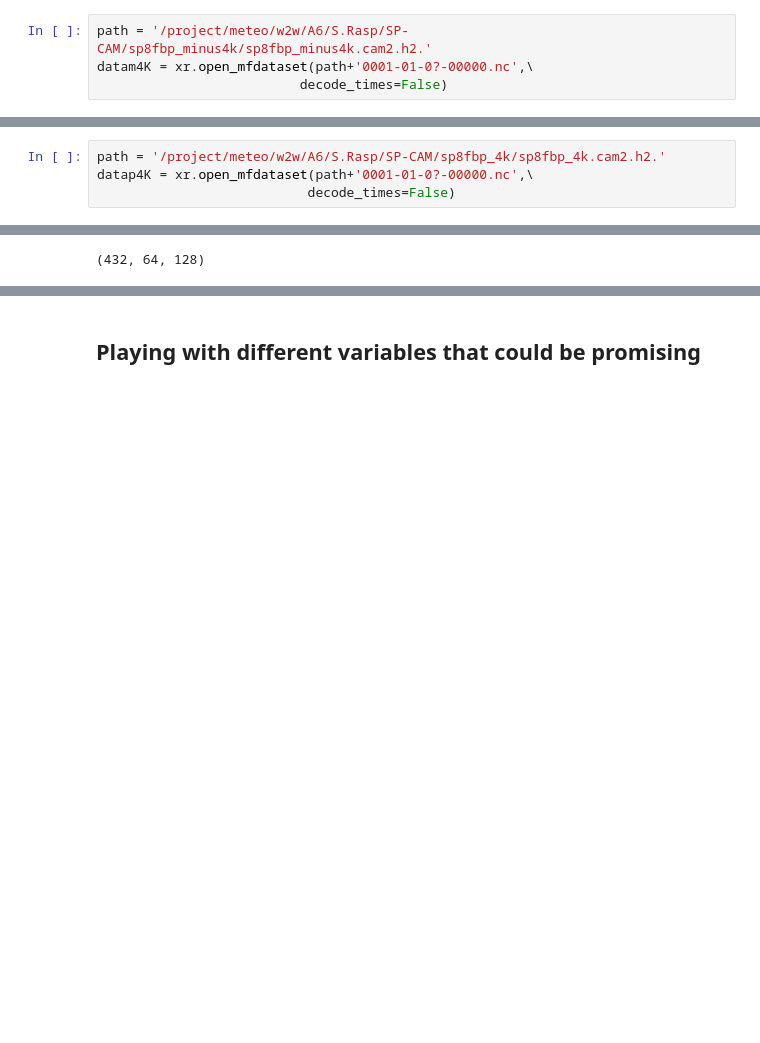
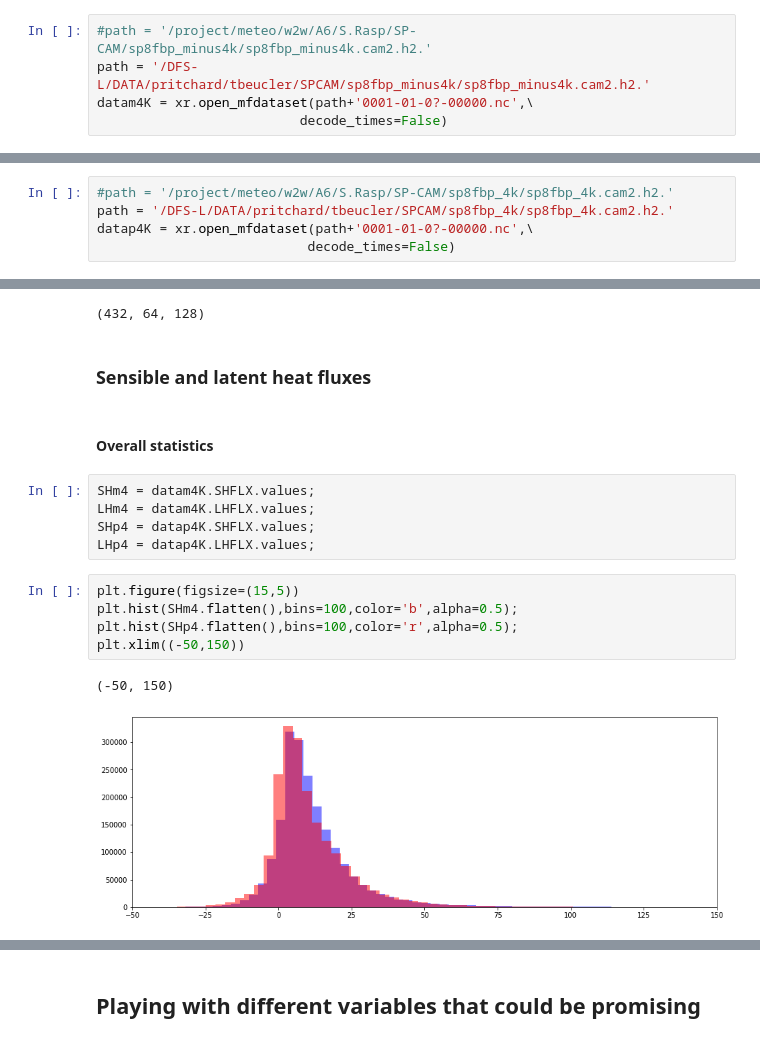
Before and after one commit to wallingTACC/CBRAIN-CAM, a Jupyter notebook: notebooks/tbeucler_devlog/038_Output_normalization_Buoyancy_separation.ipynb, the cells around one changed output, grey strips where cells are left out. Cells and saved outputs as stored; diff of their text form; blank space fills up the shorter version.

```diff
--- a/notebooks/tbeucler_devlog/038_Output_normalization_Buoyancy_separation.ipynb
+++ b/notebooks/tbeucler_devlog/038_Output_normalization_Buoyancy_separation.ipynb
@@ -73,4 +63,5 @@ Coordinates:
 # %%
-path = '/project/meteo/w2w/A6/S.Rasp/SP-CAM/sp8fbp_minus4k/sp8fbp_minus4k.cam2.h2.'
+#path = '/project/meteo/w2w/A6/S.Rasp/SP-CAM/sp8fbp_minus4k/sp8fbp_minus4k.cam2.h2.'
+path = '/DFS-L/DATA/pritchard/tbeucler/SPCAM/sp8fbp_minus4k/sp8fbp_minus4k.cam2.h2.'
 datam4K = xr.open_mfdataset(path+'0001-01-0?-00000.nc',\
                           decode_times=False)
@@ -164,4 +149,5 @@ Text(0, 0.5, 'lev')
 # %%
-path = '/project/meteo/w2w/A6/S.Rasp/SP-CAM/sp8fbp_4k/sp8fbp_4k.cam2.h2.'
+#path = '/project/meteo/w2w/A6/S.Rasp/SP-CAM/sp8fbp_4k/sp8fbp_4k.cam2.h2.'
+path = '/DFS-L/DATA/pritchard/tbeucler/SPCAM/sp8fbp_4k/sp8fbp_4k.cam2.h2.'
 datap4K = xr.open_mfdataset(path+'0001-01-0?-00000.nc',\
                            decode_times=False)
@@ -233,3 +213,20 @@ Text(0, 0.5, 'lev')
 datam4K.SHFLX.shape
 # %% [output]
 (432, 64, 128)
+# %% [markdown]
+### Sensible and latent heat fluxes
+# %% [markdown]
+#### Overall statistics
+# %%
+SHm4 = datam4K.SHFLX.values;
+LHm4 = datam4K.LHFLX.values;
+SHp4 = datap4K.SHFLX.values;
+LHp4 = datap4K.LHFLX.values;
+# %%
+plt.figure(figsize=(15,5))
+plt.hist(SHm4.flatten(),bins=100,color='b',alpha=0.5);
+plt.hist(SHp4.flatten(),bins=100,color='r',alpha=0.5);
+plt.xlim((-50,150))
+# %% [output]
+(-50, 150)
+[figure, added]
```
Also changed, not shown: parts of 29 cells of this notebook, 2 other files.
